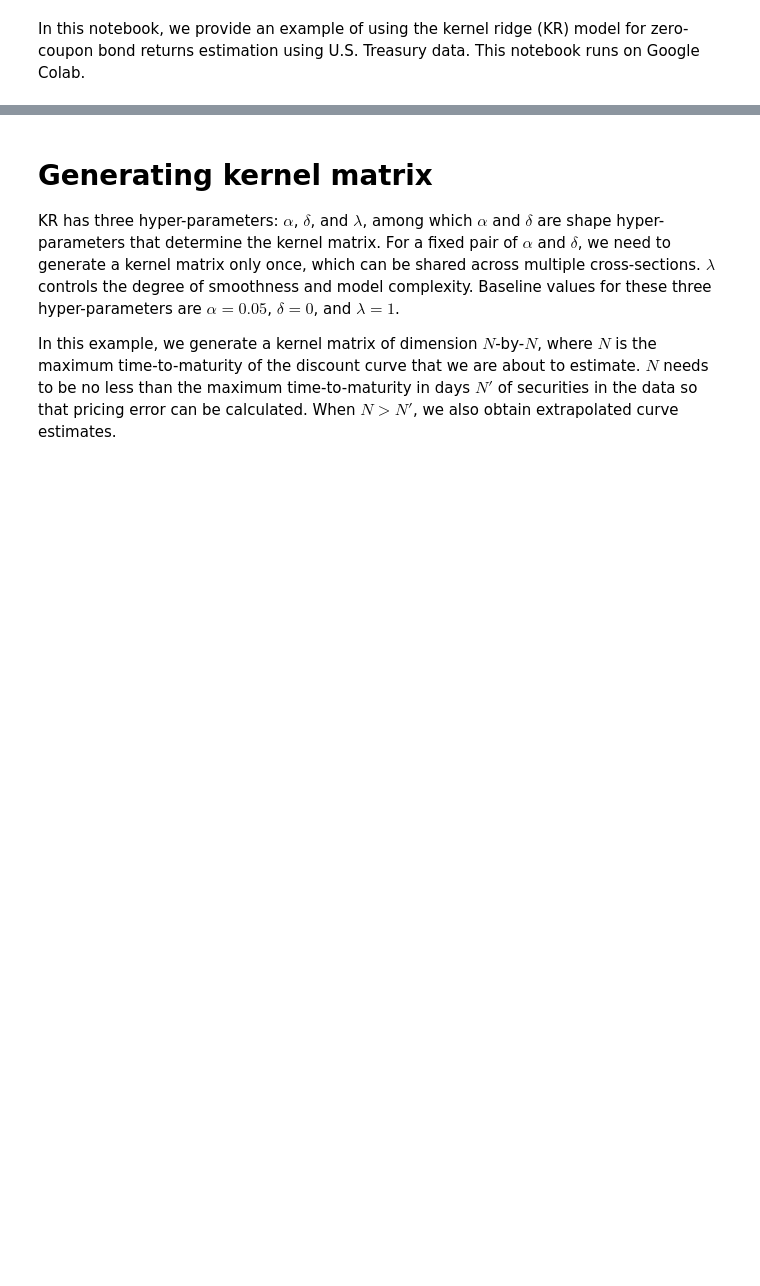
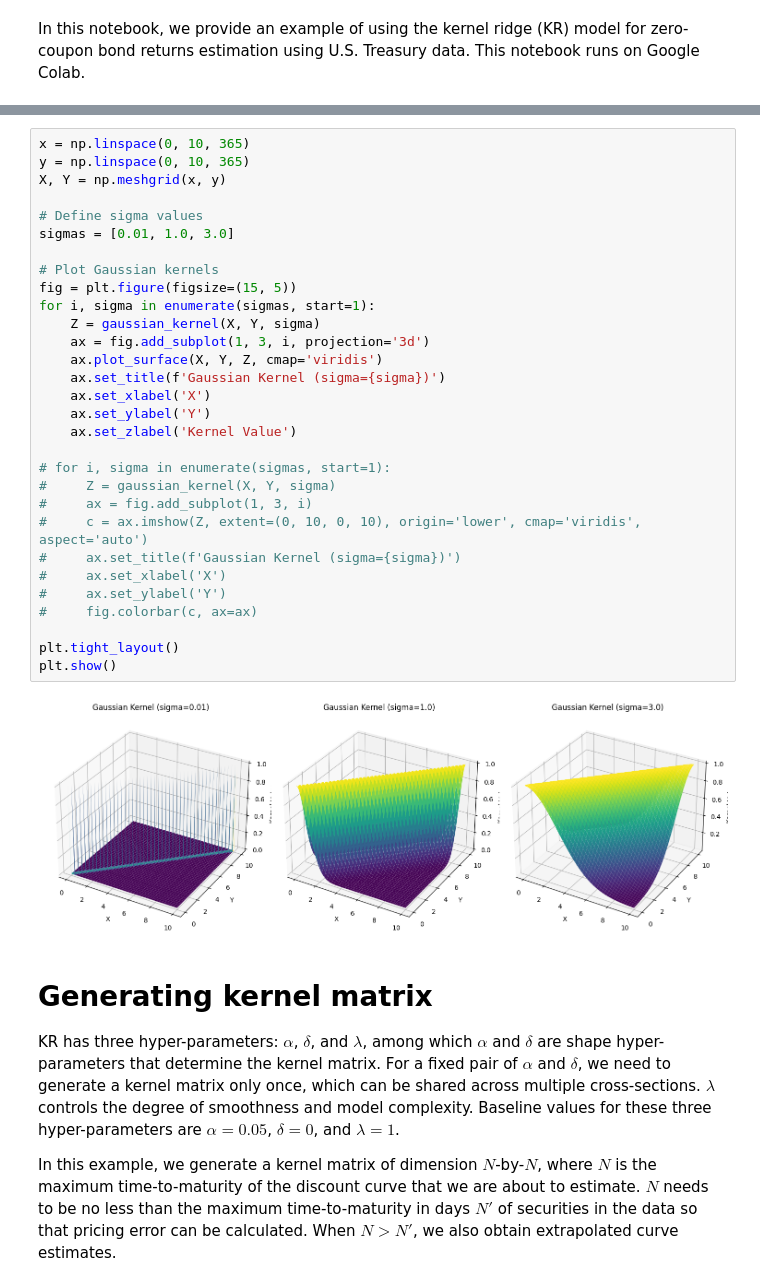
Before and after one commit to ZetongLiu/Alternative_KR_return, a Jupyter notebook: KR_return_example.ipynb, the cells around one changed output, grey strips where cells are left out. Cells and saved outputs as stored; diff of their text form; blank space fills up the shorter version.

```diff
--- a/KR_return_example.ipynb
+++ b/KR_return_example.ipynb
@@ -22,3 +69,35 @@ from source import kernel
+# %%
+x = np.linspace(0, 10, 365)
+y = np.linspace(0, 10, 365)
+X, Y = np.meshgrid(x, y)
+
+# Define sigma values
+sigmas = [0.01, 1.0, 3.0]
+
+# Plot Gaussian kernels
+fig = plt.figure(figsize=(15, 5))
+for i, sigma in enumerate(sigmas, start=1):
+    Z = gaussian_kernel(X, Y, sigma)
+    ax = fig.add_subplot(1, 3, i, projection='3d')
+    ax.plot_surface(X, Y, Z, cmap='viridis')
+    ax.set_title(f'Gaussian Kernel (sigma={sigma})')
+    ax.set_xlabel('X')
+    ax.set_ylabel('Y')
+    ax.set_zlabel('Kernel Value')
+
+# for i, sigma in enumerate(sigmas, start=1):
+#     Z = gaussian_kernel(X, Y, sigma)
+#     ax = fig.add_subplot(1, 3, i)
+#     c = ax.imshow(Z, extent=(0, 10, 0, 10), origin='lower', cmap='viridis', aspect='auto')
+#     ax.set_title(f'Gaussian Kernel (sigma={sigma})')
+#     ax.set_xlabel('X')
+#     ax.set_ylabel('Y')
+#     fig.colorbar(c, ax=ax)
+
+plt.tight_layout()
+plt.show()
+# %% [output]
+[figure, added]
 # %% [markdown]
 # Generating kernel matrix
 KR has three hyper-parameters: $\alpha$, $\delta$, and $\lambda$, among which $\alpha$ and $\delta$ are shape hyper-parameters that determine the kernel matrix. For a fixed pair of $\alpha$ and $\delta$, we need to generate a kernel matrix only once, which can be shared across multiple cross-sections. $\lambda$ controls the degree of smoothness and model complexity. Baseline values for these three hyper-parameters are $\alpha=0.05$, $\delta=0$, and $\lambda=1$.
```
Also changed, not shown: parts of 16 cells of this notebook, 5 other files.
